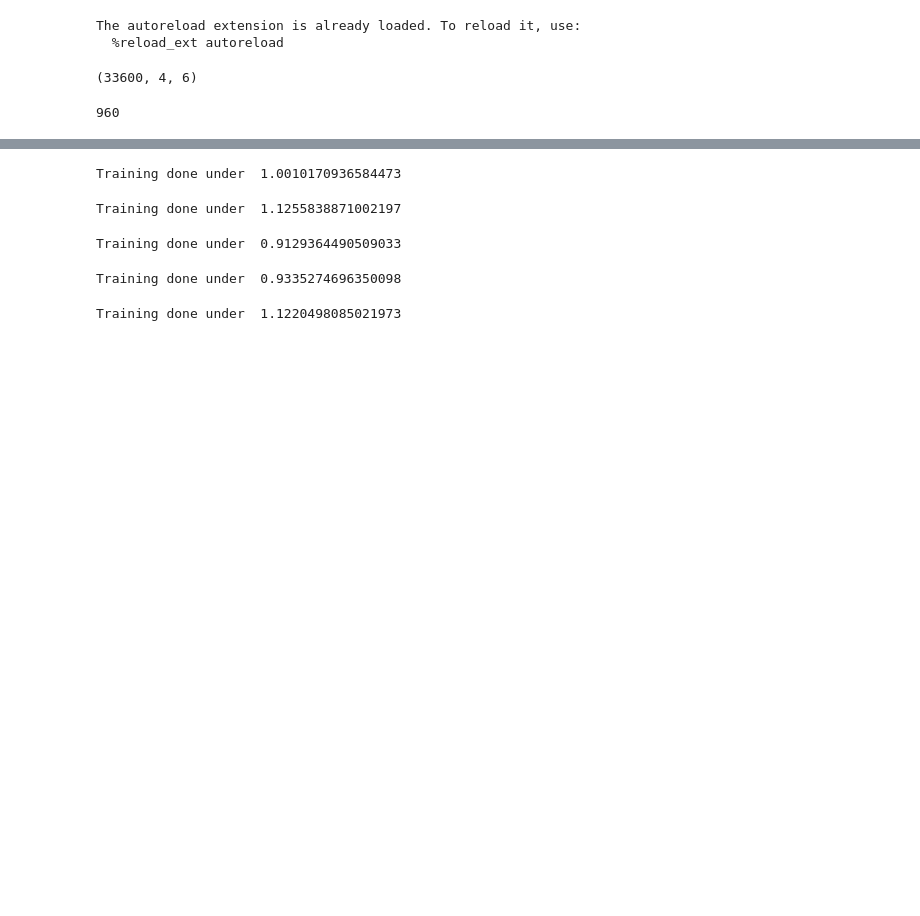
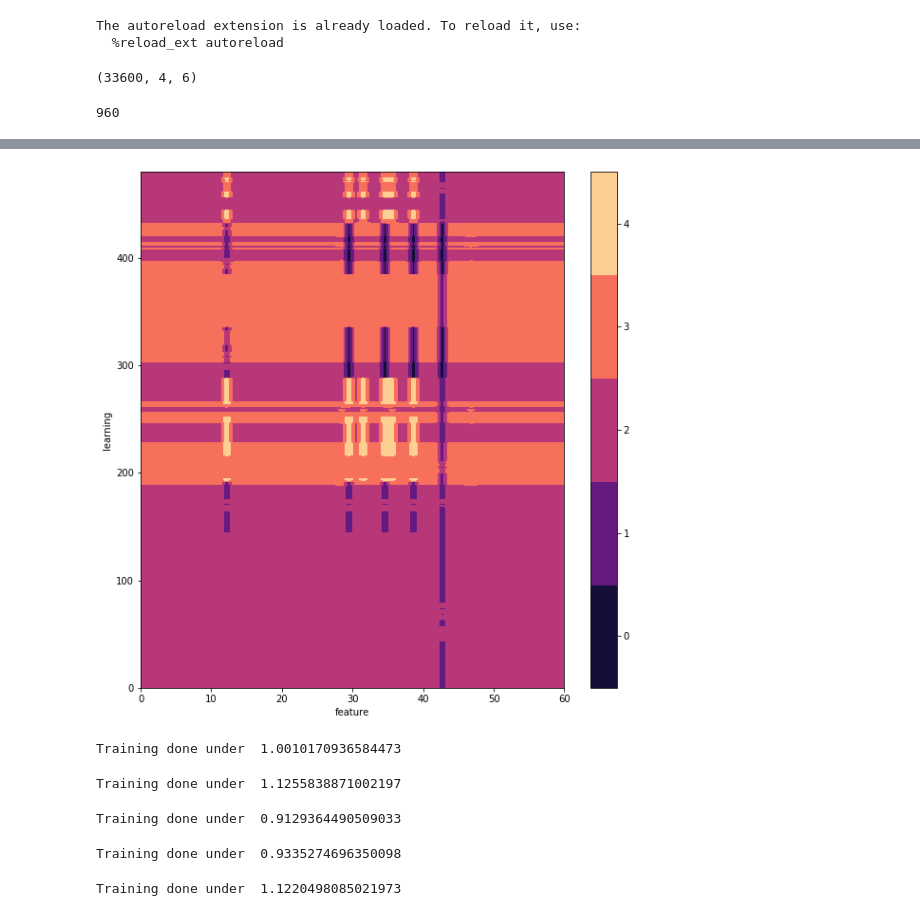
Before and after one commit to caleblu/18847_spring_2020, a Jupyter notebook: project/synthesized_data.ipynb, the cells around one changed output, grey strips where cells are left out. Drawn from its saved outputs; the diff is of its cells as text; code cells hidden in the pictures; blank space fills up the shorter version.

```diff
--- a/project/synthesized_data.ipynb
+++ b/project/synthesized_data.ipynb
@@ -119,3 +122,7 @@ NameError: name 'result' is not defined
+# %%
+plot_mesh(test_result[:480,:])
+# %% [output]
+[figure, added]
 # %%
 
 ### Column Initialization ###
```
Also changed, not shown: parts of 9 cells of this notebook, 1 other file.
